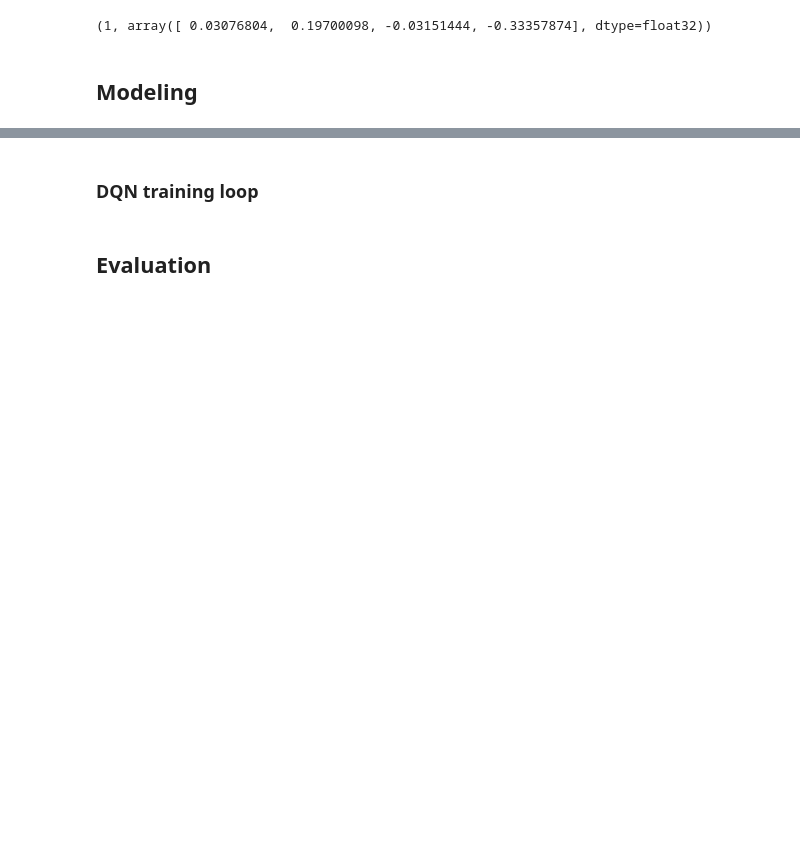
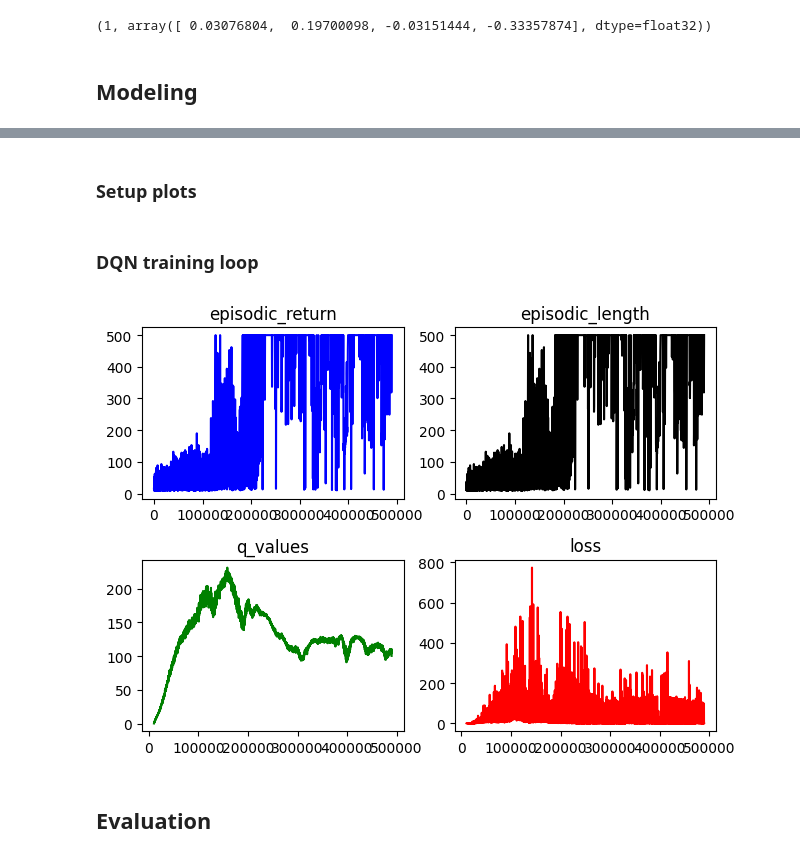
Before and after one commit to rodrigobaron/torch-rl, a Jupyter notebook: notebooks/dqn.ipynb, the cells around one changed output, grey strips where cells are left out. Cells and saved outputs as stored; diff of their text form; code cells hidden in the pictures; blank space fills up the shorter version.

Commit message:
tmp notebooks
Signed-off-by: Rodrigo Baron <baron.rodrigo0@gmail.com>

```diff
--- a/notebooks/dqn.ipynb
+++ b/notebooks/dqn.ipynb
@@ -298,4 +263,4 @@ rb = wrapper.get_replay_buffer(
     optimize_memory_usage=True
 )
 # %% [markdown]
-### DQN training loop
+### Setup plots
@@ -302,48 +288,50 @@ rb = wrapper.get_replay_buffer(
+# %% [markdown]
+### DQN training loop
 # %%
-from tqdm.notebook import tqdm_notebook
-
-
-pbar = tqdm_notebook(range(args.total_timesteps), desc="DiscreteDQN training", unit="step")
+ms = MetricStore()
 obs = envs.reset()
-for global_step in pbar:
-    epsilon = linear_schedule(
+for global_step in range(args.total_timesteps):
+    epsilon = wrapper.linear_schedule(
         args.start_e,
         args.end_e,
         args.exploration_fraction * args.total_timesteps,
         global_step
     )
 
     if random.random() < epsilon:
         actions = np.array([envs.single_action_space.sample()
                             for _ in range(envs.num_envs)])
     else:
         actions = dqn(torch.Tensor(obs).to(device)).cpu().numpy()
 
-    obs, env_infos = wrapper.env_step(obs, actions, rb)
+    next_obs, rewards, dones, infos = envs.step(actions)
 
-    for info in env_infos:
-        if "episode" in info.keys():
-            pbar.set_postfix(
-                episodic_return=info["episode"]["r"],
-                episodic_length=info["episode"]["l"]
-            )
-            break
+    next_real_obs = handle_terminal_ob(next_obs, dones, infos)
+    rb.add(obs, next_real_obs, actions, rewards, dones)
+    obs = next_obs
+
+    log_env_metrics(ms, global_step, infos)
 
     if global_step > args.learning_starts and global_step % args.train_frequency == 0:
         data = rb.sample(args.batch_size)
-        q_values, loss = dqn.train_step(data, gamma=args.gamma)
+        q_values, loss = wrapper.train_step(data, gamma=args.gamma)
 
-        # if global_step % 100 == 0:
-        #     pbar.set_postfix(loss=loss)
-        #     pbar.set_postfix(q_values=q_values.mean().item())
+        if global_step % 100 == 0:
+            ms.log_metric("q_values", q_values.mean().item(), step=global_step)
+            ms.log_metric("loss", loss, step=global_step)
+
+        if global_step % 10000 == 0:
+            plot_metrics(ms)
 
         optimizer.zero_grad()
         loss.backward()
         optimizer.step()
 
         if global_step % args.target_network_frequency == 0:
             dqn.update_target_network()
 envs.close()
+# %% [output]
+[figure, added]
 # %% [markdown]
 ## Evaluation
 # %%
```
Also changed, not shown: parts of 22 cells of this notebook, 41 other files.
